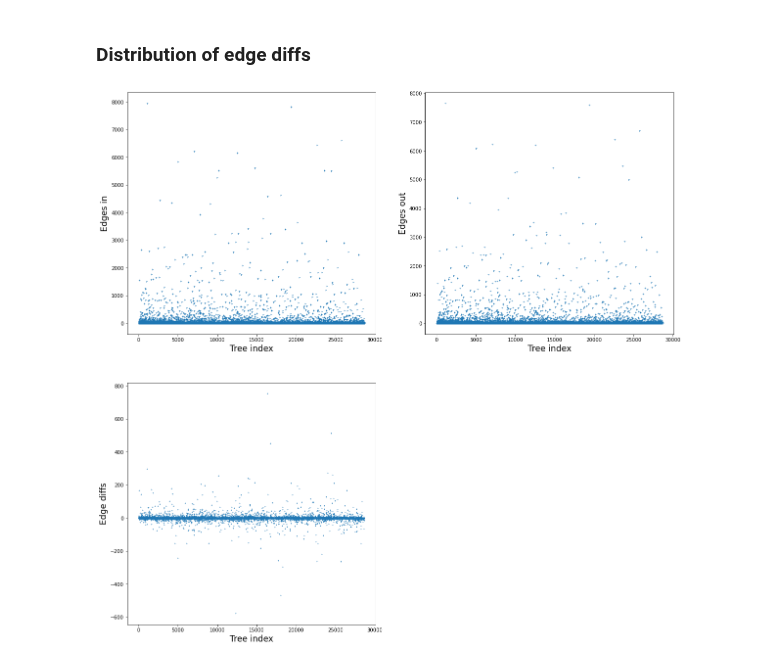
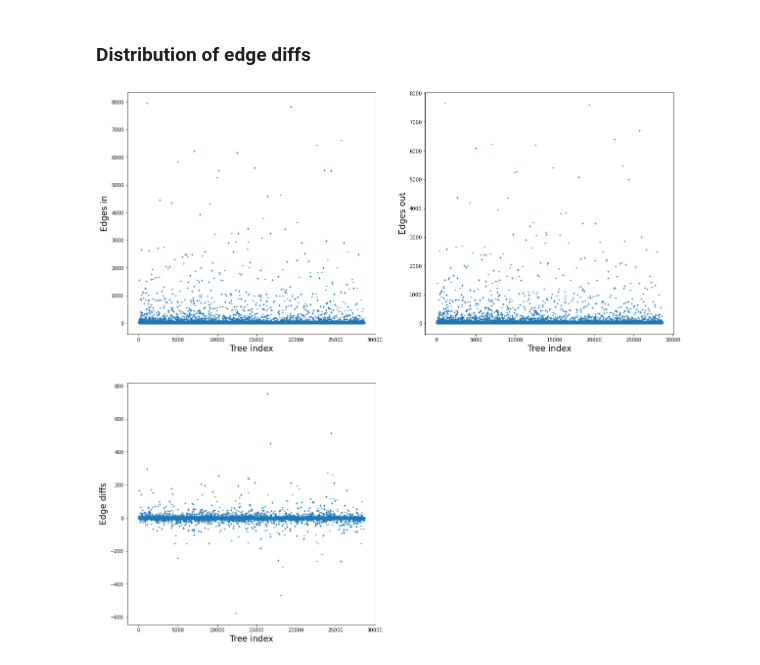
Before and after one commit to szhan/tsimpute, a Jupyter notebook: notebooks/inspect_ts_finngen.ipynb, the cells around one changed output. Drawn from its saved outputs; the diff is of its cells as text; code cells hidden in the pictures.

```diff
--- a/notebooks/inspect_ts_finngen.ipynb
+++ b/notebooks/inspect_ts_finngen.ipynb
@@ -18,8 +18,8 @@ tsinfer 0.2.3
 # %% [markdown]
 ### Load data
 # %%
-base_dir = Path("/home/shing_zhan")
-ts_file = base_dir / "analysis" / "pass_2" / "chr20_p_arm.inferred.trees"
+base_dir = Path("/home/shing_zhan/analysis/pass_2/")
+ts_file = base_dir / "chr20_p_arm.inferred.trees"
 # %%
 ts = tskit.load(ts_file)
 ts
@@ -162,39 +213,33 @@ for i, (interval, edges_out, edges_in,) in enumerate(ts.edge_diffs()):
 # %%
 plt.figure(figsize=(20, 20,))
 
 plt.subplot(221)
 plt.ylabel("Edges in", fontsize="xx-large")
 plt.xlabel("Tree index", fontsize="xx-large")
 plt.plot(
     np.arange(1, ts.num_trees),
     tree_edges_in[1:],
-    linestyle="none",
-    marker="+",
-    markersize=3,
+    linestyle="none", marker="+", markersize=4,
 );
 
 plt.subplot(222)
 plt.ylabel("Edges out", fontsize="xx-large")
 plt.xlabel("Tree index", fontsize="xx-large")
 plt.plot(
     np.arange(1, ts.num_trees),
     tree_edges_out[1:],
-    linestyle="none",
-    marker="+",
-    markersize=3,
+    linestyle="none", marker="+", markersize=4,
 );
 
 plt.subplot(223)
 plt.ylabel("Edge diffs", fontsize="xx-large")
 plt.xlabel("Tree index", fontsize="xx-large")
 plt.plot(
     np.arange(1, ts.num_trees),
     tree_edges_in[1:] - tree_edges_out[1:],
-    linestyle="none",
-    marker="+",
-    markersize=2,
+    linestyle="none", marker="+", markersize=4,
 );
 
 plt.show()
 # %% [output]
-[figure, old version]
+[figure, new version]
```
Also changed, not shown: parts of 7 cells of this notebook.
